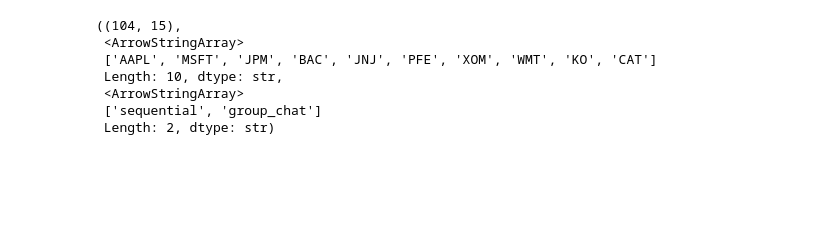
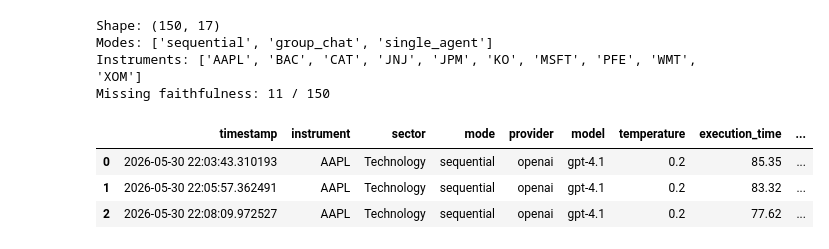
Before and after one commit to Matthev00/stock-investor-NLP, a Jupyter notebook: notebooks/results_analysis.ipynb, the cells around one changed output. Cells and saved outputs as stored; diff of their text form; code cells hidden in the pictures; blank space fills up the shorter version.

```diff
--- a/notebooks/results_analysis.ipynb
+++ b/notebooks/results_analysis.ipynb
@@ -1,21 +1,28 @@
 # %%
 import pandas as pd
 import plotly.express as px
 import plotly.graph_objects as go
 from plotly.subplots import make_subplots
 
-df = pd.read_csv('../experiments/results.csv', parse_dates=['timestamp'])
+df = pd.read_csv('../experiments/results_v3.csv', parse_dates=['timestamp'])
 
 SCORE_COLS = ['overall_score', 'structure', 'data_richness', 'sophistication', 'actionability', 'sentiment_balance']
 SCORE_COLS = [c for c in SCORE_COLS if c in df.columns]
+RADAR_COLS = [c for c in ['structure', 'data_richness', 'sophistication', 'actionability', 'sentiment_balance'] if c in df.columns]
+MODE_COLORS = {'sequential': '#636EFA', 'group_chat': '#EF553B', 'single_agent': '#00CC96'}
 
-df.shape, df['instrument'].unique(), df['mode'].unique()
+print(f"Shape: {df.shape}")
+print(f"Modes: {df['mode'].unique().tolist()}")
+print(f"Instruments: {sorted(df['instrument'].unique().tolist())}")
+print(f"Missing faithfulness: {df['faithfulness_score'].isna().sum()} / {len(df)}")
+df.head(3)
 # %% [output]
-((104, 15),
- <ArrowStringArray>
- ['AAPL', 'MSFT', 'JPM', 'BAC', 'JNJ', 'PFE', 'XOM', 'WMT', 'KO', 'CAT']
- Length: 10, dtype: str,
- <ArrowStringArray>
- ['sequential', 'group_chat']
- Length: 2, dtype: str)
+Shape: (150, 17)
+Modes: ['sequential', 'group_chat', 'single_agent']
+Instruments: ['AAPL', 'BAC', 'CAT', 'JNJ', 'JPM', 'KO', 'MSFT', 'PFE', 'WMT', 'XOM']
+Missing faithfulness: 11 / 150
+|  | timestamp | instrument | sector | mode | provider | model | temperature | execution_time | ... |
+| 0 | 2026-05-30 22:03:43.310193 | AAPL | Technology | sequential | openai | gpt-4.1 | 0.2 | 85.35 | ... |
+| 1 | 2026-05-30 22:05:57.362491 | AAPL | Technology | sequential | openai | gpt-4.1 | 0.2 | 83.32 | ... |
+| 2 | 2026-05-30 22:08:09.972527 | AAPL | Technology | sequential | openai | gpt-4.1 | 0.2 | 77.62 | ... |
 # %%
```
Also changed, not shown: parts of 21 cells of this notebook, 5 other files.
